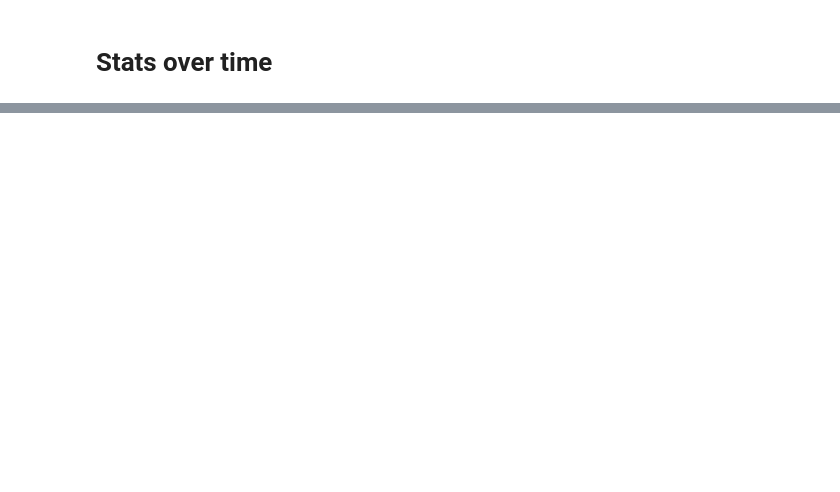
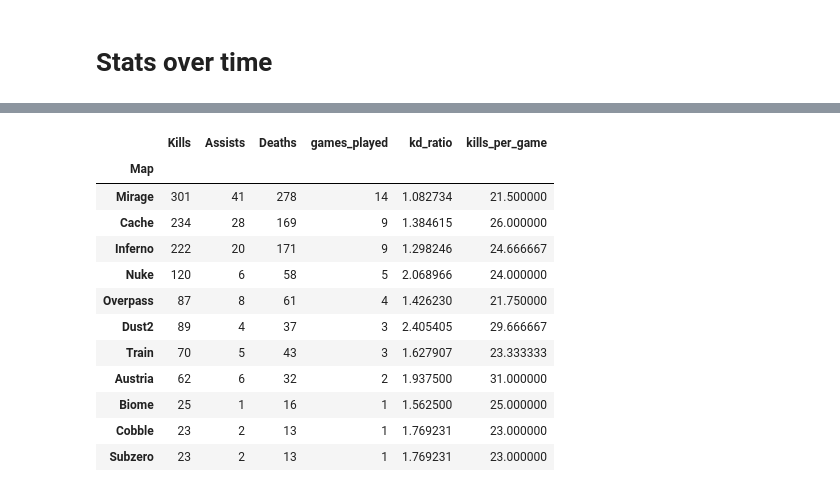
Before and after one commit to bushal01/csgo_stats, a Jupyter notebook: eda/descriptive_stats.ipynb, the cells around one changed output, grey strips where cells are left out. Drawn from its saved outputs; the diff is of its cells as text; code cells hidden in the pictures; blank space fills up the shorter version.

```diff
--- a/eda/descriptive_stats.ipynb
+++ b/eda/descriptive_stats.ipynb
@@ -136,0 +142,13 @@ plt.show()
+# %%
+data['ones'] = 1
+data['win_loss'] = data['Win/Loss'].map({'W': True, 'L': False})
+mm_map_based = data[['Map', 'Kills', 'Assists', 'Deaths', 'win_loss', 'ones']][data['Game Type'] == 'MM'].groupby(['Map']).sum()
+dm_map_based = data[['Map', 'Kills', 'Assists', 'Deaths', 'ones']][data['Game Type'] == 'DM'].groupby(['Map']).sum()
+mm_map_based.rename({'ones': 'games_played'}, axis=1, inplace=True)
+mm_map_based['kd_ratio'] = mm_map_based['Kills'] / mm_map_based['Deaths']
+mm_map_based.sort_values(by='games_played', inplace=True, ascending=False)
+mm_map_based['kills_per_game'] = mm_map_based['Kills'] / mm_map_based['games_played']
+dm_map_based.rename({'ones': 'games_played'}, axis=1, inplace=True)
+dm_map_based['kd_ratio'] = dm_map_based['Kills'] / dm_map_based['Deaths']
+dm_map_based.sort_values(by='games_played', inplace=True, ascending=False)
+dm_map_based['kills_per_game'] = dm_map_based['Kills'] / dm_map_based['games_played']
@@ -136,0 +167,16 @@ plt.show()
+# %%
+dm_map_based
+# %% [output]
+|  | Kills | Assists | Deaths | games_played | kd_ratio | kills_per_game |
+| Map |  |  |  |  |  |  |
+| Mirage | 301 | 41 | 278 | 14 | 1.082734 | 21.500000 |
+| Cache | 234 | 28 | 169 | 9 | 1.384615 | 26.000000 |
+| Inferno | 222 | 20 | 171 | 9 | 1.298246 | 24.666667 |
+| Nuke | 120 | 6 | 58 | 5 | 2.068966 | 24.000000 |
+| Overpass | 87 | 8 | 61 | 4 | 1.426230 | 21.750000 |
+| Dust2 | 89 | 4 | 37 | 3 | 2.405405 | 29.666667 |
+| Train | 70 | 5 | 43 | 3 | 1.627907 | 23.333333 |
+| Austria | 62 | 6 | 32 | 2 | 1.937500 | 31.000000 |
+| Biome | 25 | 1 | 16 | 1 | 1.562500 | 25.000000 |
+| Cobble | 23 | 2 | 13 | 1 | 1.769231 | 23.000000 |
+| Subzero | 23 | 2 | 13 | 1 | 1.769231 | 23.000000 |
```
Also changed, not shown: parts of 10 cells of this notebook.
